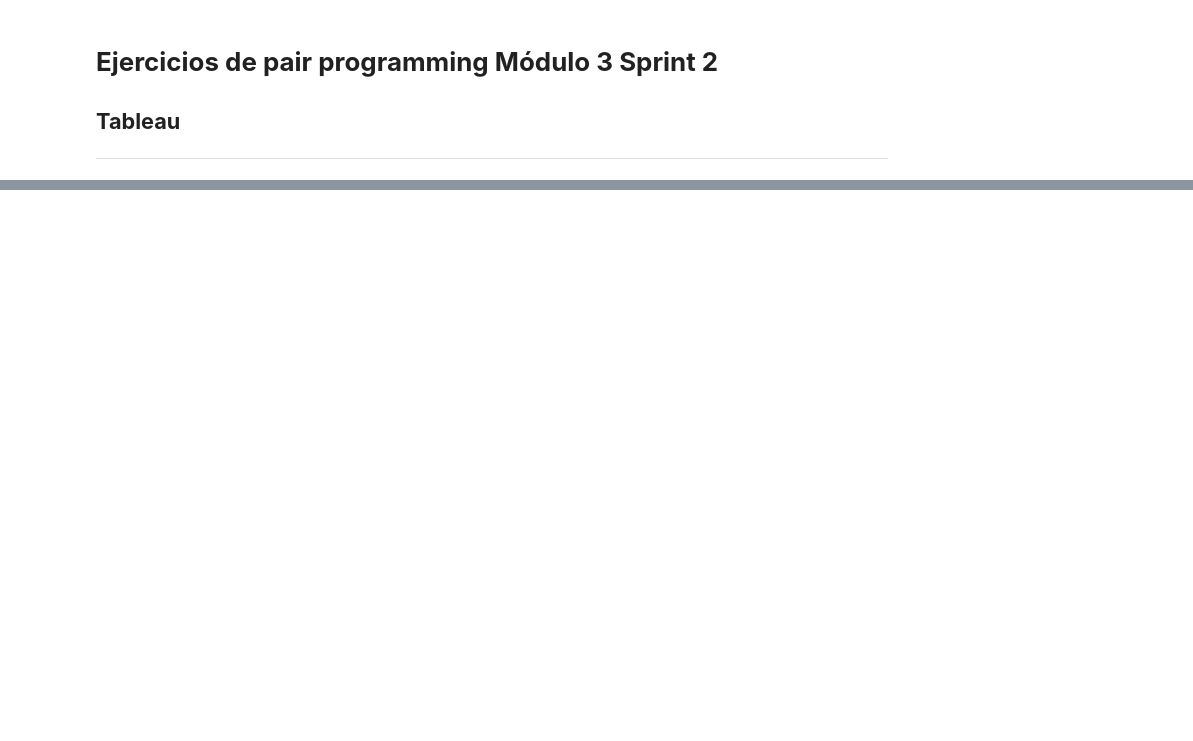
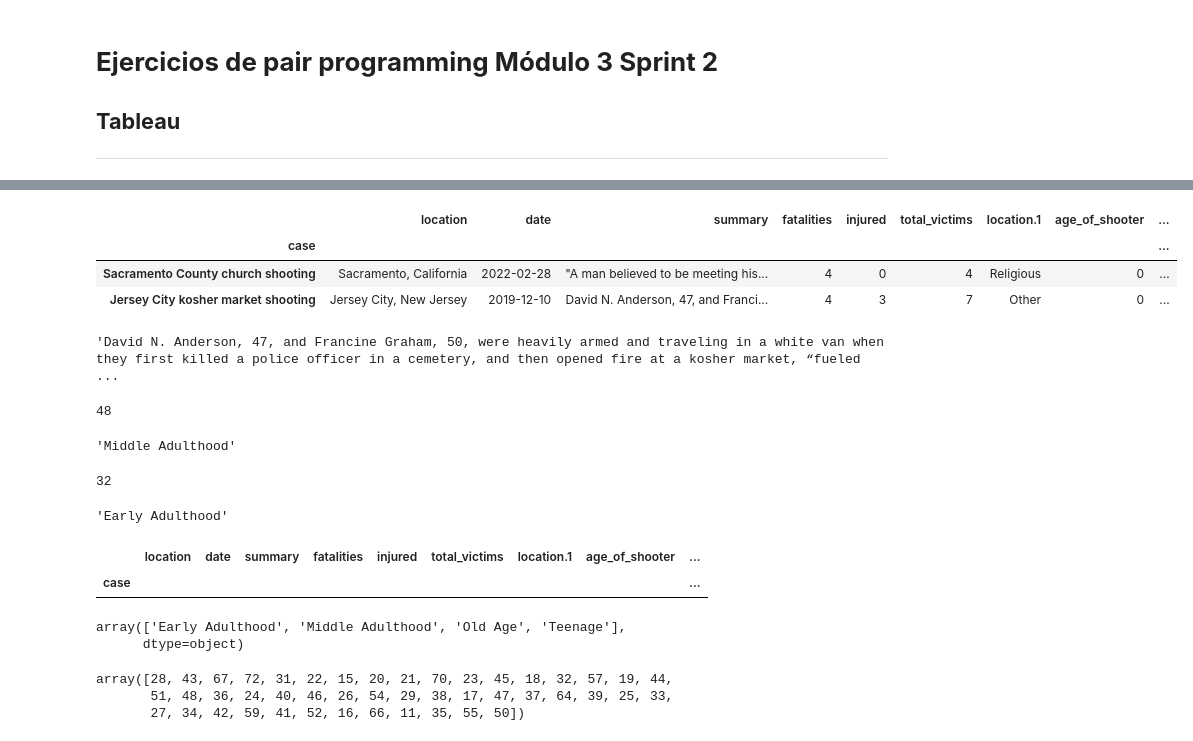
Before and after one commit to Adalab/-promo-d-da-modulo3-sprint2-paula-maitane, a Jupyter notebook: notebook/eda-procesado.ipynb, the cells around one changed output, grey strips where cells are left out. Cells and saved outputs as stored; diff of their text form; code cells hidden in the pictures; blank space fills up the shorter version.

```diff
--- a/notebook/eda-procesado.ipynb
+++ b/notebook/eda-procesado.ipynb
@@ -123,3 +123,50 @@ Los valores únicos de la columna "decade" son: ["2020's" "2010's" "2000's" "199
 name: 141
 current_age: 56
 description: 139
+# %%
+df[df['age_of_shooter'] == 0]
+# %% [output]
+|  | location | date | summary | fatalities | injured | total_victims | location.1 | age_of_shooter | ... |
+| case |  |  |  |  |  |  |  |  | ... |
+| Sacramento County church shooting | Sacramento, California | 2022-02-28 | "A man believed to be meeting his... | 4 | 0 | 4 | Religious | 0 | ... |
+| Jersey City kosher market shooting | Jersey City, New Jersey | 2019-12-10 | David N. Anderson, 47, and Franci... | 4 | 3 | 7 | Other | 0 | ... |
+# %%
+df.loc["Jersey City kosher market shooting", "summary"]
+# %% [output]
+'David N. Anderson, 47, and Francine Graham, 50, were heavily armed and traveling in a white van when they first killed a police officer in a cemetery, and then opened fire at a kosher market, “fueled ...
+# %%
+df.loc["Jersey City kosher market shooting", "age_of_shooter"] = (round((47+50)/2, 0))
+df.loc["Jersey City kosher market shooting", "age_of_shooter"]
+# %% [output]
+48
+# %%
+df.loc["Jersey City kosher market shooting", "age_group"] = 'Middle Adulthood'
+df.loc["Jersey City kosher market shooting", "age_group"]
+# %% [output]
+'Middle Adulthood'
+# %%
+df.loc["Sacramento County church shooting", "age_of_shooter"] = df['age_of_shooter'].median()
+df.loc["Sacramento County church shooting", "age_of_shooter"]
+# %% [output]
+32
+# %%
+df.loc["Sacramento County church shooting", "age_group"] = 'Early Adulthood'
+df.loc["Sacramento County church shooting", "age_group"]
+# %% [output]
+'Early Adulthood'
+# %%
+df[df['age_of_shooter'] == 0]
+# %% [output]
+|  | location | date | summary | fatalities | injured | total_victims | location.1 | age_of_shooter | ... |
+| case |  |  |  |  |  |  |  |  | ... |
+# %%
+df['age_group'].unique()
+# %% [output]
+array(['Early Adulthood', 'Middle Adulthood', 'Old Age', 'Teenage'],
+      dtype=object)
+# %%
+df['age_of_shooter'].unique()
+# %% [output]
+array([28, 43, 67, 72, 31, 22, 15, 20, 21, 70, 23, 45, 18, 32, 57, 19, 44,
+       51, 48, 36, 24, 40, 46, 26, 54, 29, 38, 17, 47, 37, 64, 39, 25, 33,
+       27, 34, 42, 59, 41, 52, 16, 66, 11, 35, 55, 50])
```
Also changed, not shown: parts of 9 cells of this notebook, 2 other files.
